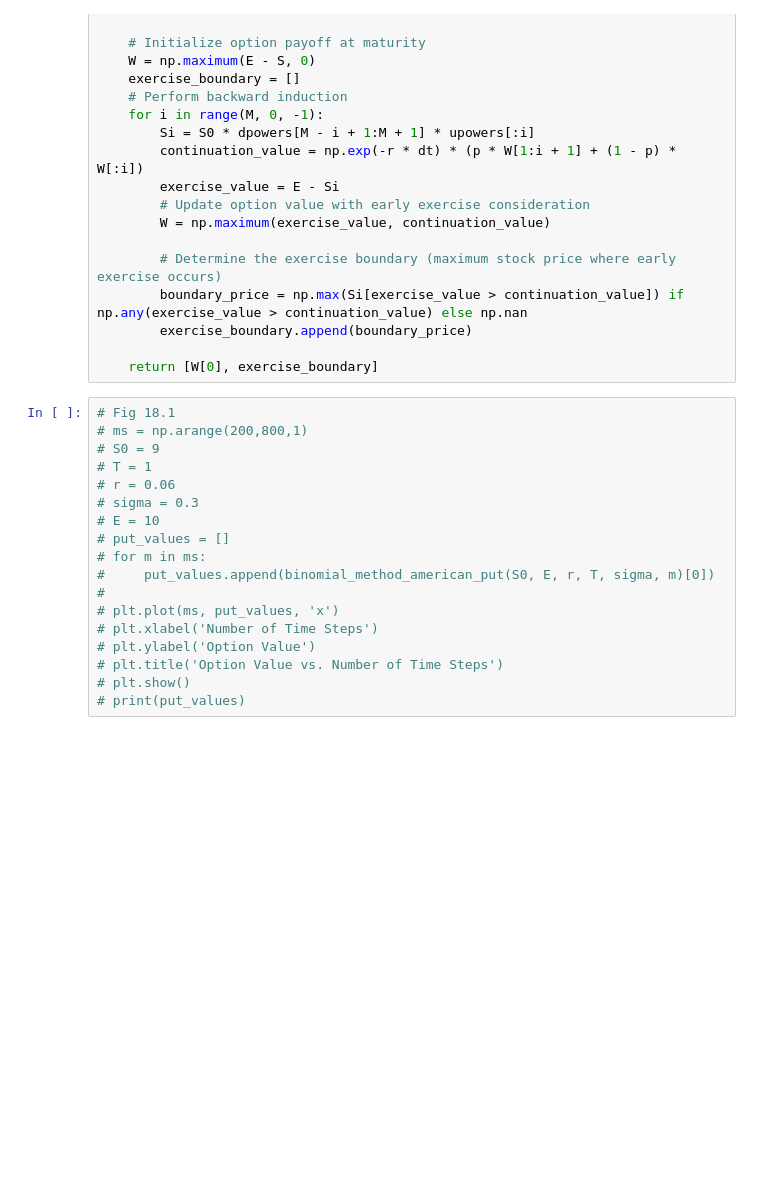
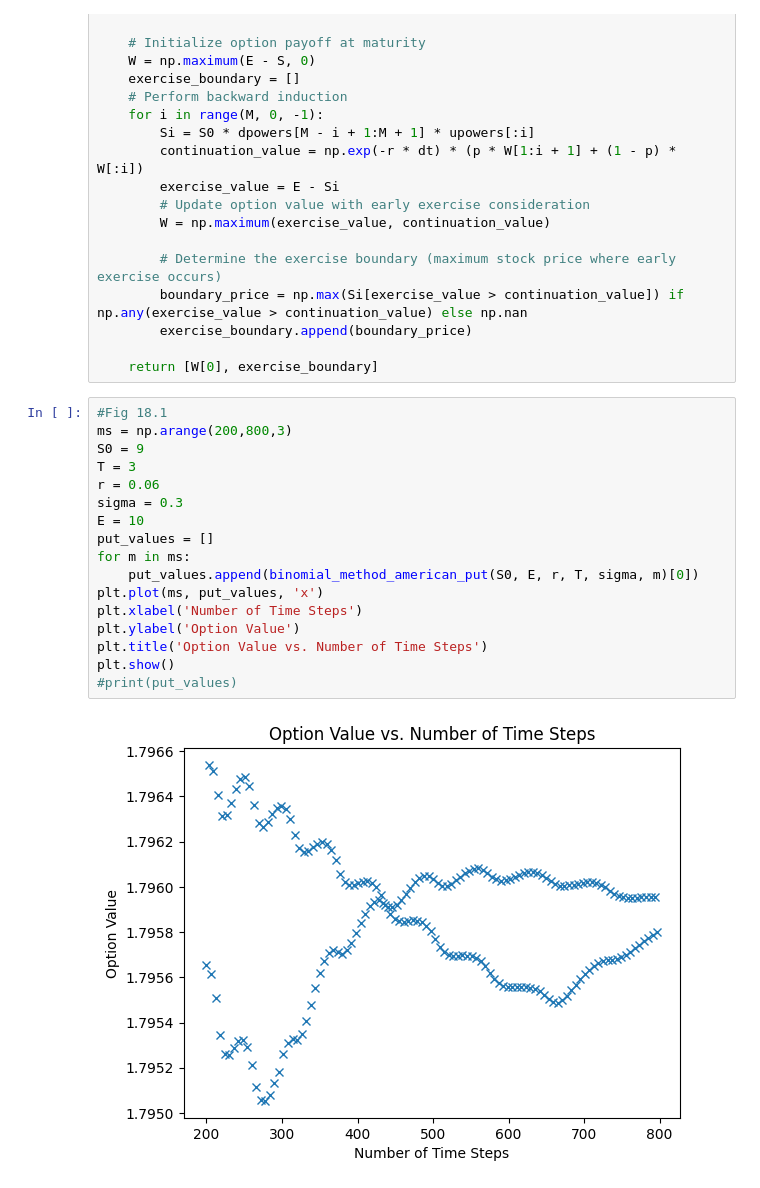
Before and after one commit to andreist3fan/ovmHW2, a Jupyter notebook: jupyter/homework.ipynb, the cells around one changed output. Drawn from its saved outputs; the diff is of its cells as text; blank space fills up the shorter version.

```diff
--- a/jupyter/homework.ipynb
+++ b/jupyter/homework.ipynb
@@ -217,21 +324,22 @@ def binomial_method_american_put(S0, E, r, T, sigma, M):
 
     return [W[0], exercise_boundary]
 # %%
-# Fig 18.1
-# ms = np.arange(200,800,1)
-# S0 = 9
-# T = 1
-# r = 0.06
-# sigma = 0.3
-# E = 10
-# put_values = []
-# for m in ms:
-#     put_values.append(binomial_method_american_put(S0, E, r, T, sigma, m)[0])
-#
-# plt.plot(ms, put_values, 'x')
-# plt.xlabel('Number of Time Steps')
-# plt.ylabel('Option Value')
-# plt.title('Option Value vs. Number of Time Steps')
-# plt.show()
-# print(put_values)
+#Fig 18.1
+ms = np.arange(200,800,3)
+S0 = 9
+T = 3
+r = 0.06
+sigma = 0.3
+E = 10
+put_values = []
+for m in ms:
+    put_values.append(binomial_method_american_put(S0, E, r, T, sigma, m)[0])
+plt.plot(ms, put_values, 'x')
+plt.xlabel('Number of Time Steps')
+plt.ylabel('Option Value')
+plt.title('Option Value vs. Number of Time Steps')
+plt.show()
+#print(put_values)
+# %% [output]
+[figure, added]
 # %%
```
Also changed, not shown: parts of 11 cells of this notebook.
